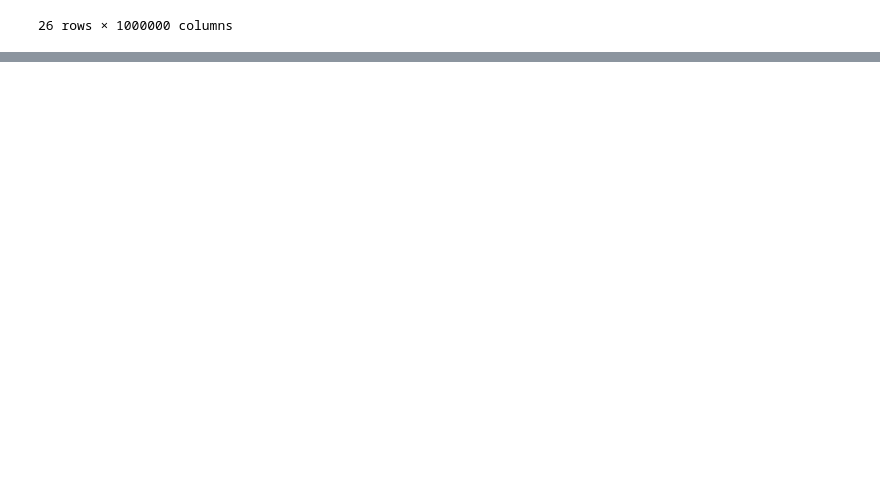
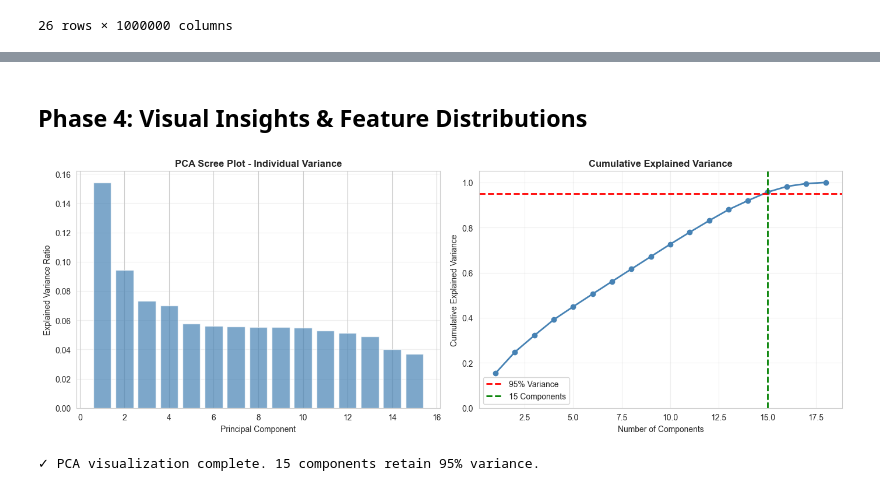
Before and after one commit to AlexDaPiggie/Diabetes_Prediction_Model, a Jupyter notebook: notebook.ipynb, the cells around one changed output, grey strips where cells are left out. Cells and saved outputs as stored; diff of their text form; code cells hidden in the pictures; blank space fills up the shorter version.

```diff
--- a/notebook.ipynb
+++ b/notebook.ipynb
@@ -95,0 +140,16 @@ all_df.describe()
+# %%
+import numpy as np
+import matplotlib.pyplot as plt
+import seaborn as sns
+from sklearn.preprocessing import StandardScaler
+from sklearn.decomposition import PCA
+
+# Set seaborn style
+sns.set_style("whitegrid")
+plt.rcParams['figure.figsize'] = (12, 6)
+
+# Check column names and data types
+print("Column Names:")
+print(data.columns.tolist())
+print("\nData Types:")
+print(data.dtypes)
@@ -95,0 +492,32 @@ all_df.describe()
+# %% [markdown]
+## Phase 4: Visual Insights & Feature Distributions
+# %%
+# Visualize PCA explained variance (Scree plot)
+fig, axes = plt.subplots(1, 2, figsize=(14, 5))
+
+# Scree plot - individual variance per component
+axes[0].bar(range(1, min(16, len(pca.explained_variance_ratio_) + 1)),
+            pca.explained_variance_ratio_[:15], alpha=0.7, color='steelblue')
+axes[0].set_xlabel('Principal Component')
+axes[0].set_ylabel('Explained Variance Ratio')
+axes[0].set_title('PCA Scree Plot - Individual Variance', fontweight='bold')
+axes[0].grid(axis='y', alpha=0.3)
+
+# Cumulative variance plot
+axes[1].plot(range(1, len(cumsum_var) + 1), cumsum_var, 'o-', linewidth=2, markersize=6, color='steelblue')
+axes[1].axhline(y=0.95, color='r', linestyle='--', linewidth=2, label='95% Variance')
+axes[1].axvline(x=n_components_95, color='g', linestyle='--', linewidth=2, label=f'{n_components_95} Components')
+axes[1].set_xlabel('Number of Components')
+axes[1].set_ylabel('Cumulative Explained Variance')
+axes[1].set_title('Cumulative Explained Variance', fontweight='bold')
+axes[1].legend()
+axes[1].grid(alpha=0.3)
+axes[1].set_ylim([0, 1.05])
+
+plt.tight_layout()
+plt.show()
+
+print(f"✓ PCA visualization complete. {n_components_95} components retain 95% variance.")
+# %% [output]
+[figure, added]
+✓ PCA visualization complete. 15 components retain 95% variance.
```
Also changed, not shown: parts of 33 cells of this notebook.
